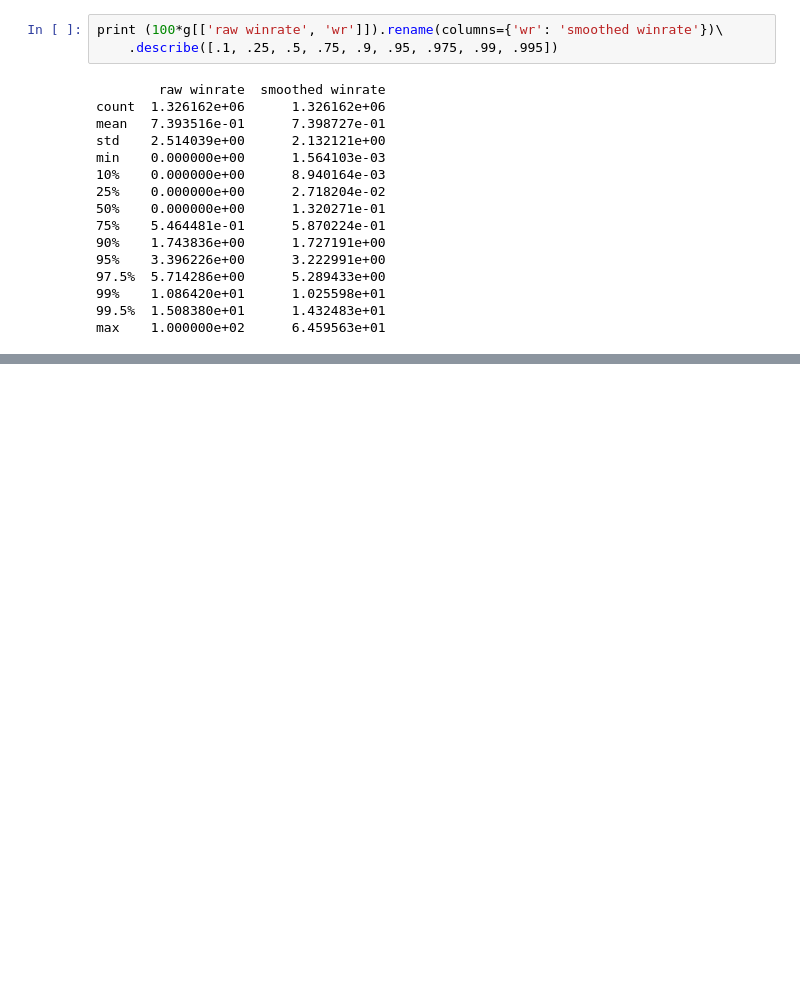
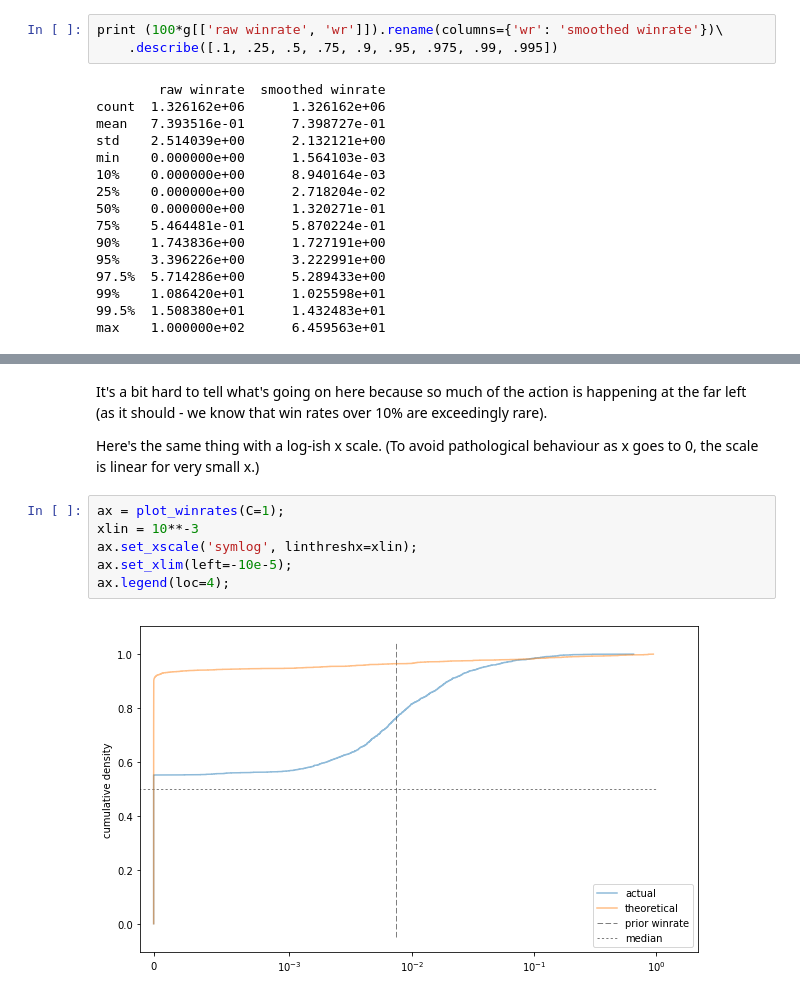
Before and after one commit to colinmorris/crawl-coroner, a Jupyter notebook: players_bp.ipynb, the cells around one changed output, grey strips where cells are left out. Cells and saved outputs as stored; diff of their text form; blank space fills up the shorter version.

```diff
--- a/players_bp.ipynb
+++ b/players_bp.ipynb
@@ -421,0 +475,12 @@ Want to see an example of using this smoothed winrate data? Check out my post on
+# %% [markdown]
+It's a bit hard to tell what's going on here because so much of the action is happening at the far left (as it should - we know that win rates over 10% are exceedingly rare).
+
+Here's the same thing with a log-ish x scale. (To avoid pathological behaviour as x goes to 0, the scale is linear for very small x.)
+# %%
+ax = plot_winrates(C=1);
+xlin = 10**-3
+ax.set_xscale('symlog', linthreshx=xlin);
+ax.set_xlim(left=-10e-5);
+ax.legend(loc=4);
+# %% [output]
+[figure, added]
```
Also changed, not shown: parts of 17 cells of this notebook, 1 other file.
